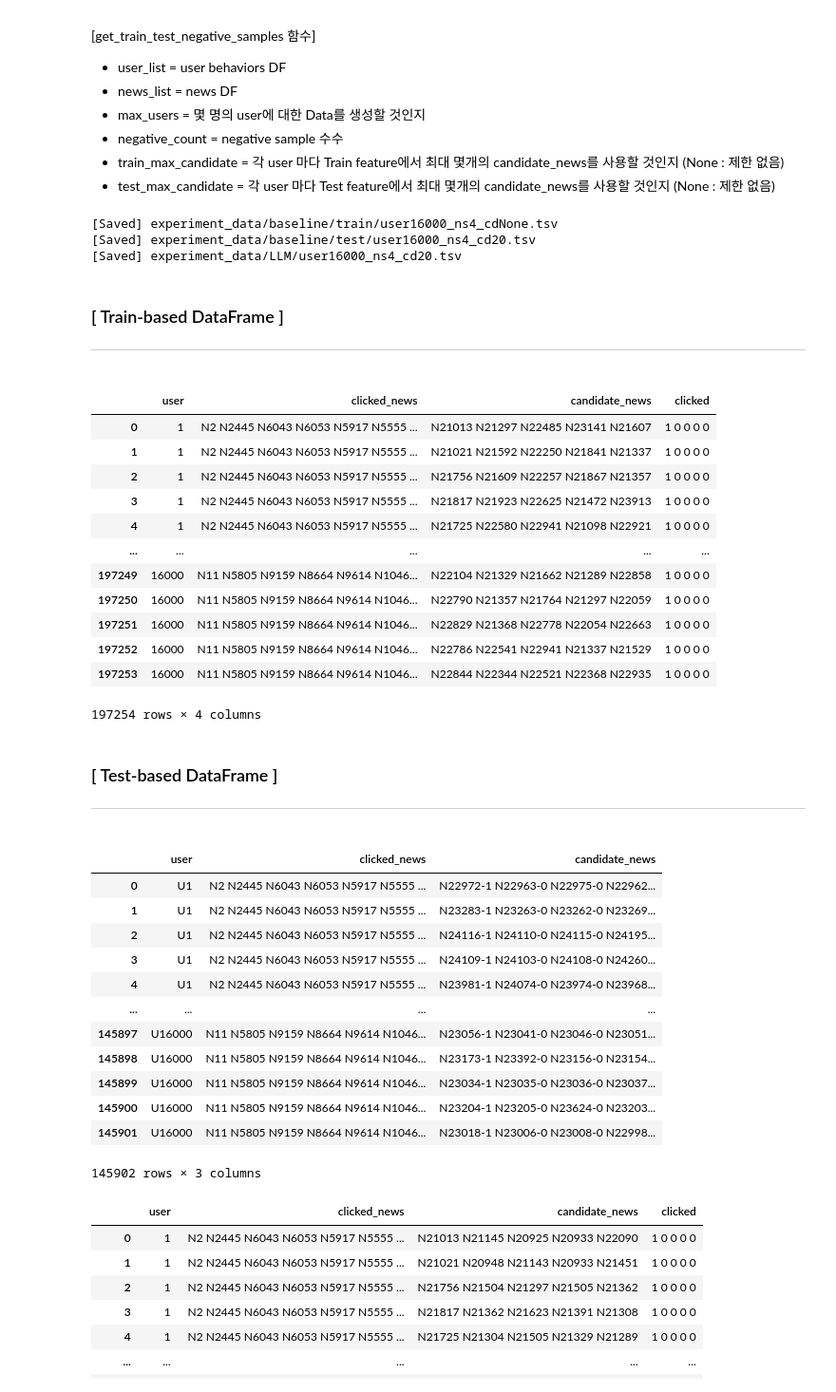
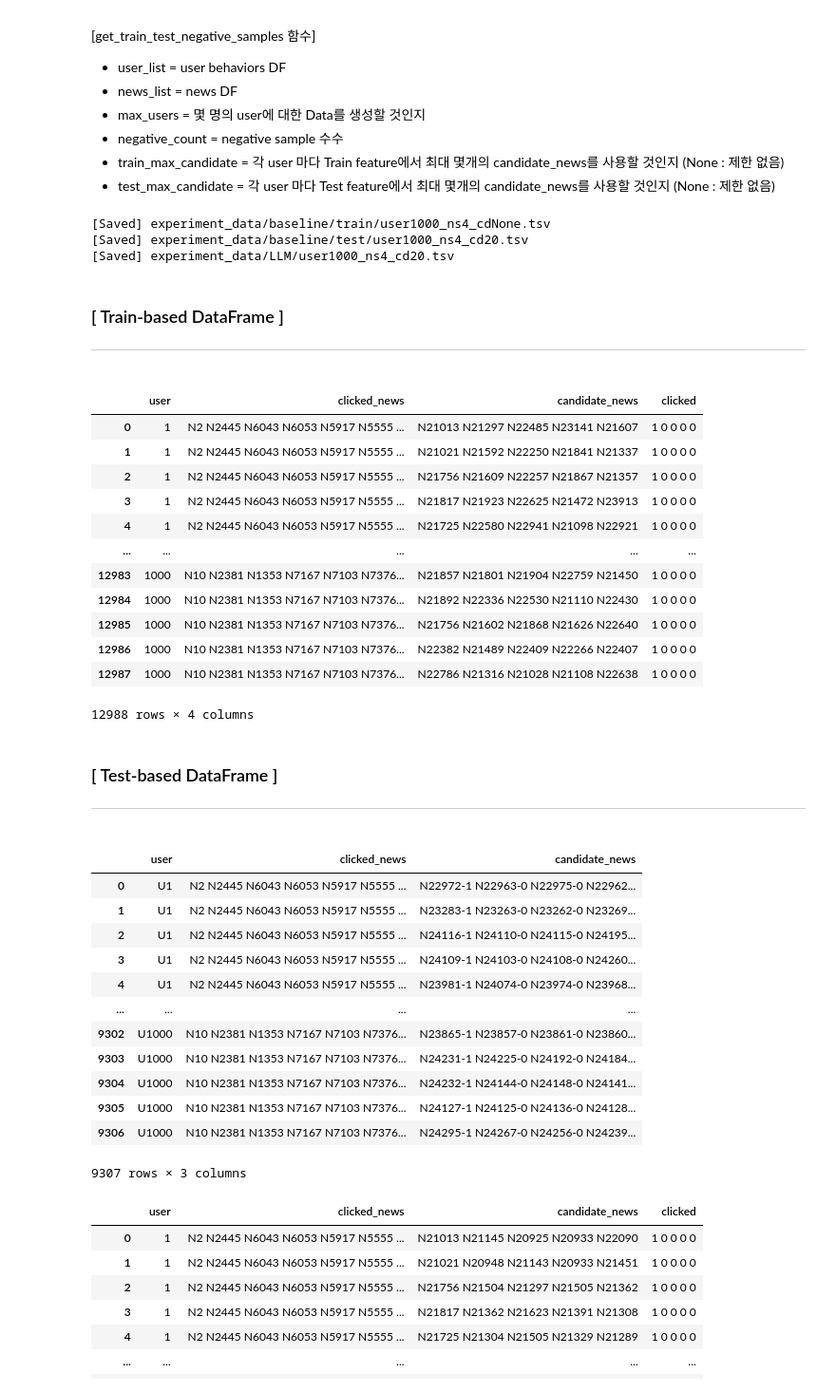
Before and after one commit to NewsRecs/Rec-with-LLM, a Jupyter notebook: Preliminary_experiment/NNR/1_create_data.ipynb, the cells around one changed output. Shown: that part at 95% size. Saved outputs shown, nothing was run; the diff lists cells and outputs as text; code cells hidden in the pictures.

```diff
--- a/Preliminary_experiment/NNR/1_create_data.ipynb
+++ b/Preliminary_experiment/NNR/1_create_data.ipynb
@@ -768,7 +768,7 @@ def get_train_test_negative_samples(
 
     # 저장
     train_df.to_csv(train_filename, sep='\t', index=False)
-    test_df_transformed.to_csv(test_filename, sep='\t', header=False, index=False)
+    test_df_transformed.to_csv(test_filename, sep='\t', header=False)
 
     # LLM용
     llm_df = test_df.copy()
@@ -794,38 +794,38 @@ def get_train_test_negative_samples(
 # %%
 # 실행 예시
 train_df, test_df = get_train_test_negative_samples(
     user_list=filtered_users,
     news_list=news_total_raw,
-    max_users=16000,
+    max_users=1000,
     train_negative_count=4,
     test_negative_count=4,
     train_max_candidate=None,
     test_max_candidate=20,
     test_ns_publish=1
 )
 
 display(Markdown("### [ Train-based DataFrame ]<hr/>"))
 display(train_df)
 display(Markdown("### [ Test-based DataFrame ]<hr/>"))
 display(test_df)
 # %% [output]
-[Saved] experiment_data/baseline/train/user16000_ns4_cdNone.tsv
-[Saved] experiment_data/baseline/test/user16000_ns4_cd20.tsv
-[Saved] experiment_data/LLM/user16000_ns4_cd20.tsv
+[Saved] experiment_data/baseline/train/user1000_ns4_cdNone.tsv
+[Saved] experiment_data/baseline/test/user1000_ns4_cd20.tsv
+[Saved] experiment_data/LLM/user1000_ns4_cd20.tsv
 ### [ Train-based DataFrame ]<hr/>
 |  | user | clicked_news | candidate_news | clicked |
 | 0 | 1 | N2 N2445 N6043 N6053 N5917 N5555 ... | N21013 N21297 N22485 N23141 N21607 | 1 0 0 0 0 |
 | 1 | 1 | N2 N2445 N6043 N6053 N5917 N5555 ... | N21021 N21592 N22250 N21841 N21337 | 1 0 0 0 0 |
 | 2 | 1 | N2 N2445 N6043 N6053 N5917 N5555 ... | N21756 N21609 N22257 N21867 N21357 | 1 0 0 0 0 |
 | 3 | 1 | N2 N2445 N6043 N6053 N5917 N5555 ... | N21817 N21923 N22625 N21472 N23913 | 1 0 0 0 0 |
 | 4 | 1 | N2 N2445 N6043 N6053 N5917 N5555 ... | N21725 N22580 N22941 N21098 N22921 | 1 0 0 0 0 |
 | ... | ... | ... | ... | ... |
-| 197249 | 16000 | N11 N5805 N9159 N8664 N9614 N1046... | N22104 N21329 N21662 N21289 N22858 | 1 0 0 0 0 |
-| 197250 | 16000 | N11 N5805 N9159 N8664 N9614 N1046... | N22790 N21357 N21764 N21297 N22059 | 1 0 0 0 0 |
-| 197251 | 16000 | N11 N5805 N9159 N8664 N9614 N1046... | N22829 N21368 N22778 N22054 N22663 | 1 0 0 0 0 |
-| 197252 | 16000 | N11 N5805 N9159 N8664 N9614 N1046... | N22786 N22541 N22941 N21337 N21529 | 1 0 0 0 0 |
-| 197253 | 16000 | N11 N5805 N9159 N8664 N9614 N1046... | N22844 N22344 N22521 N22368 N22935 | 1 0 0 0 0 |
+| 12983 | 1000 | N10 N2381 N1353 N7167 N7103 N7376... | N21857 N21801 N21904 N22759 N21450 | 1 0 0 0 0 |
+| 12984 | 1000 | N10 N2381 N1353 N7167 N7103 N7376... | N21892 N22336 N22530 N21110 N22430 | 1 0 0 0 0 |
+| 12985 | 1000 | N10 N2381 N1353 N7167 N7103 N7376... | N21756 N21602 N21868 N21626 N22640 | 1 0 0 0 0 |
+| 12986 | 1000 | N10 N2381 N1353 N7167 N7103 N7376... | N22382 N21489 N22409 N22266 N22407 | 1 0 0 0 0 |
+| 12987 | 1000 | N10 N2381 N1353 N7167 N7103 N7376... | N22786 N21316 N21028 N21108 N22638 | 1 0 0 0 0 |
-197254 rows × 4 columns
+12988 rows × 4 columns
 ### [ Test-based DataFrame ]<hr/>
 |  | user | clicked_news | candidate_news |
 | 0 | U1 | N2 N2445 N6043 N6053 N5917 N5555 ... | N22972-1 N22963-0 N22975-0 N22962... |
@@ -834,12 +834,12 @@ display(test_df)
 | 3 | U1 | N2 N2445 N6043 N6053 N5917 N5555 ... | N24109-1 N24103-0 N24108-0 N24260... |
 | 4 | U1 | N2 N2445 N6043 N6053 N5917 N5555 ... | N23981-1 N24074-0 N23974-0 N23968... |
 | ... | ... | ... | ... |
-| 145897 | U16000 | N11 N5805 N9159 N8664 N9614 N1046... | N23056-1 N23041-0 N23046-0 N23051... |
-| 145898 | U16000 | N11 N5805 N9159 N8664 N9614 N1046... | N23173-1 N23392-0 N23156-0 N23154... |
-| 145899 | U16000 | N11 N5805 N9159 N8664 N9614 N1046... | N23034-1 N23035-0 N23036-0 N23037... |
-| 145900 | U16000 | N11 N5805 N9159 N8664 N9614 N1046... | N23204-1 N23205-0 N23624-0 N23203... |
-| 145901 | U16000 | N11 N5805 N9159 N8664 N9614 N1046... | N23018-1 N23006-0 N23008-0 N22998... |
+| 9302 | U1000 | N10 N2381 N1353 N7167 N7103 N7376... | N23865-1 N23857-0 N23861-0 N23860... |
+| 9303 | U1000 | N10 N2381 N1353 N7167 N7103 N7376... | N24231-1 N24225-0 N24192-0 N24184... |
+| 9304 | U1000 | N10 N2381 N1353 N7167 N7103 N7376... | N24232-1 N24144-0 N24148-0 N24141... |
+| 9305 | U1000 | N10 N2381 N1353 N7167 N7103 N7376... | N24127-1 N24125-0 N24136-0 N24128... |
+| 9306 | U1000 | N10 N2381 N1353 N7167 N7103 N7376... | N24295-1 N24267-0 N24256-0 N24239... |
-145902 rows × 3 columns
+9307 rows × 3 columns
 # %%
 display(train_df)
 display(test_df)
```
